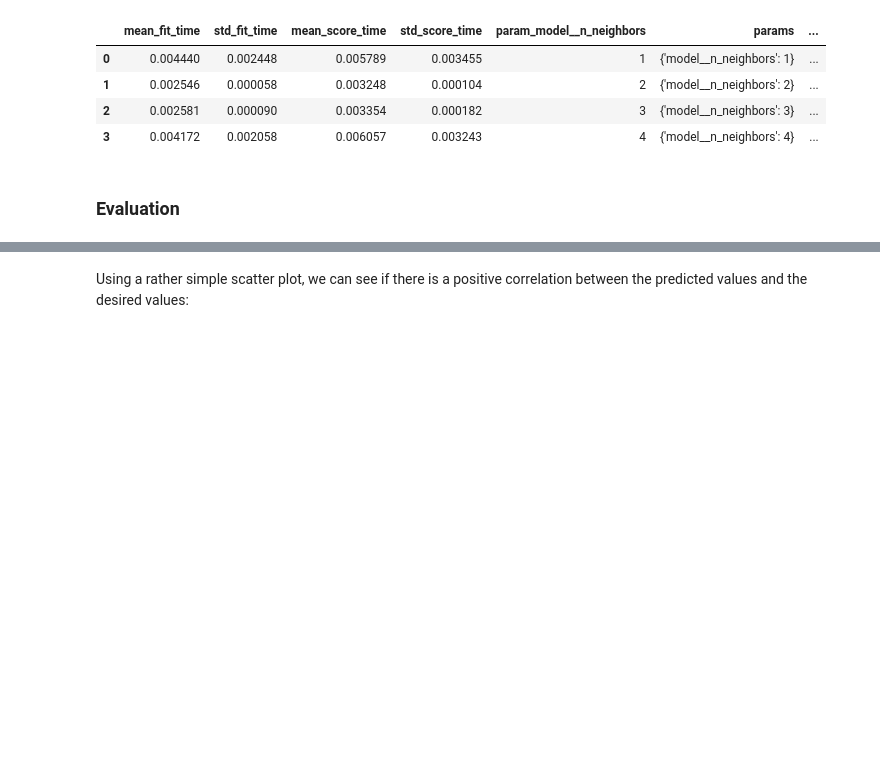
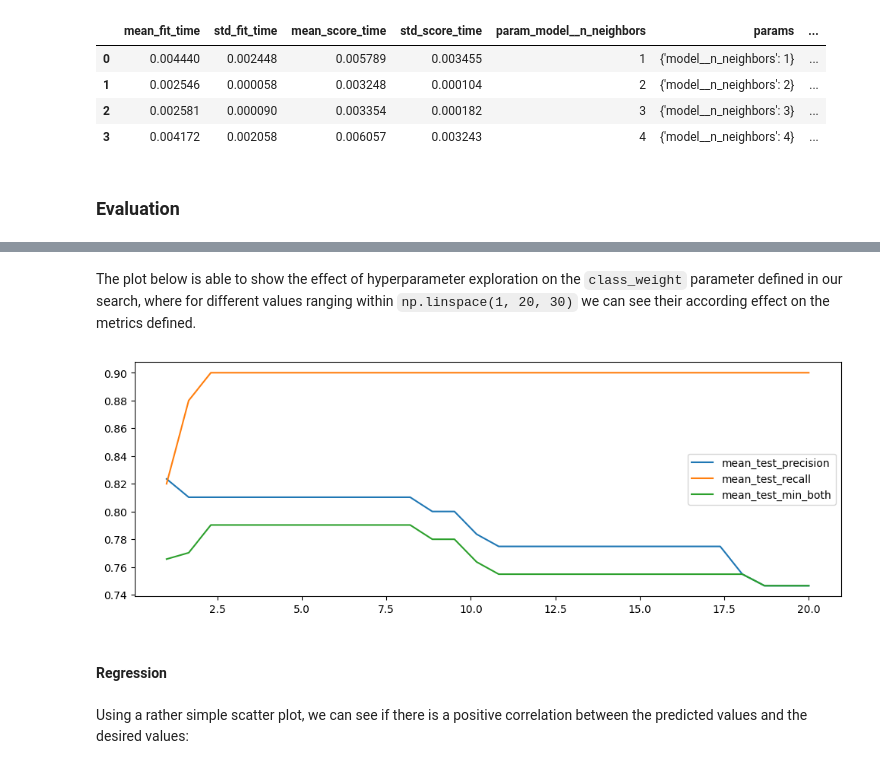
Before and after one commit to tabaraei/Data-Science-Toolkit, a Jupyter notebook: Scikit-Learn.ipynb, the cells around one changed output, grey strips where cells are left out. Drawn from its saved outputs; the diff is of its cells as text; code cells hidden in the pictures; blank space fills up the shorter version.

```diff
--- a/Scikit-Learn.ipynb
+++ b/Scikit-Learn.ipynb
@@ -314,0 +349,29 @@ pd.DataFrame(model.cv_results_)
+# %%
+def min_recall_precision(y_true, y_pred):
+    recall = recall_score(y_true, y_pred)
+    precision = precision_score(y_true, y_pred)
+    return min(recall, precision)
+# %%
+from sklearn.model_selection import GridSearchCV
+from sklearn.metrics import make_scorer
+import pandas as pd
+import numpy as np
+
+grid = GridSearchCV(
+    estimator=LogisticRegression(max_iter=5000),
+    param_grid={'class_weight': [{0:1, 1:w} for w in np.linspace(1, 20, 30)]},
+    scoring={
+        'recall': make_scorer(recall_score),
+        'precision': make_scorer(precision_score),
+        'min_both': make_scorer(min_recall_precision)
+    },
+    refit='min_both', # scorer used to find the best params refitting the model
+    return_train_score=True,
+    cv=5,
+    n_jobs=-1
+)
+grid.fit(X, y)
+# y_pred = grid.best_estimator_.predict(X)
+
+metrics_df = pd.DataFrame(grid.cv_results_)
+metrics_df.head(3)
@@ -315,3 +384,16 @@ pd.DataFrame(model.cv_results_)
+# %% [markdown]
+The plot below is able to show the effect of hyperparameter exploration on the `class_weight` parameter defined in our search, where for different values ranging within `np.linspace(1, 20, 30)` we can see their according effect on the metrics defined.
+# %%
+import matplotlib.pyplot as plt
+
+plt.figure(figsize=(12,4))
+for score in ['mean_test_precision', 'mean_test_recall', 'mean_test_min_both']:
+    plt.plot([_[1] for _ in metrics_df['param_class_weight']], metrics_df[score], label=score)
+plt.legend();
+# %% [output]
+[figure, added]
+# %% [markdown]
+#### Regression
 # %% [markdown]
 Using a rather simple scatter plot, we can see if there is a positive correlation between the predicted values and the desired values:
 # %%
```
Also changed, not shown: parts of 8 cells of this notebook.
